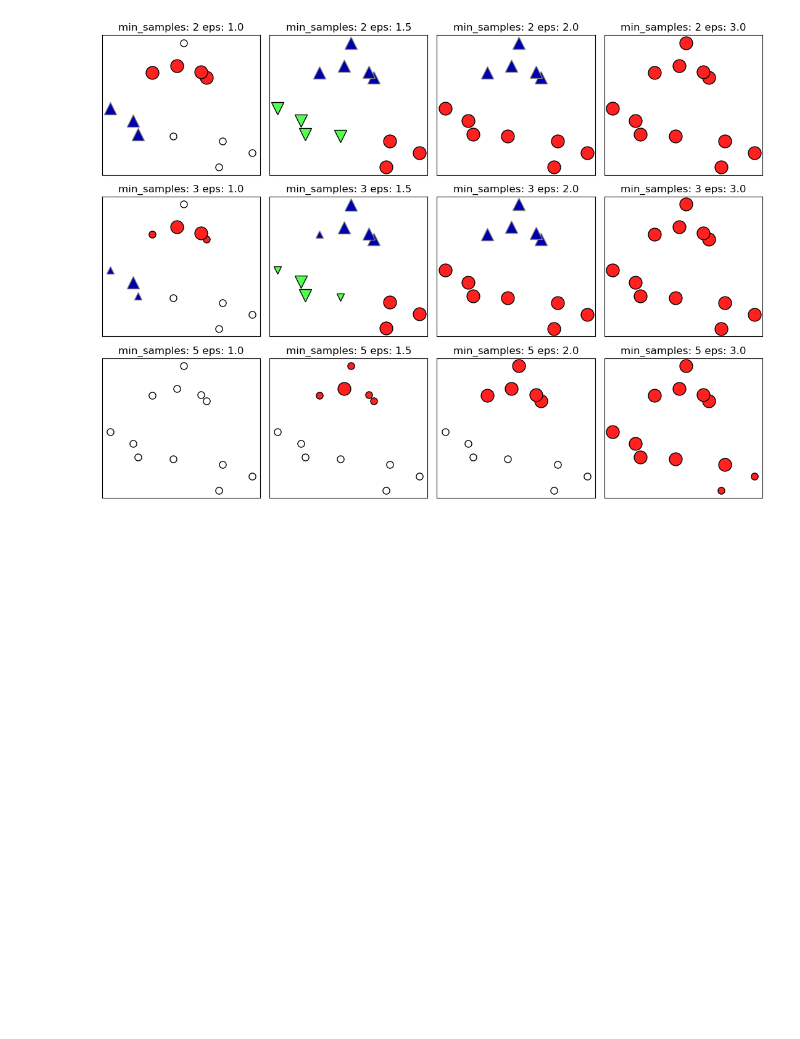
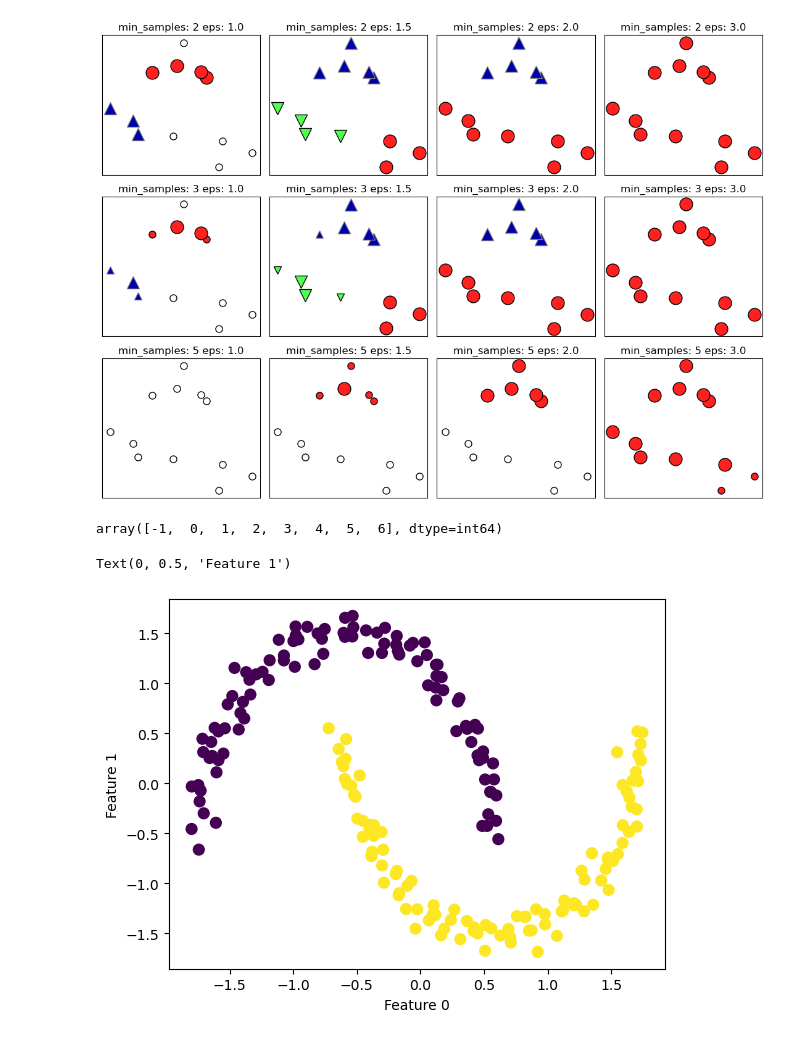
Before and after one commit to WilcoJohn/Progress-ML, a Jupyter notebook: CHP3-UnsupLearning&Preproc/3.2 Vector quantization.ipynb, the cells around one changed output. Cells and saved outputs as stored; diff of their text form; code cells hidden in the pictures; blank space fills up the shorter version.

```diff
--- a/CHP3-UnsupLearning&Preproc/3.2 Vector quantization.ipynb
+++ b/CHP3-UnsupLearning&Preproc/3.2 Vector quantization.ipynb
@@ -192,3 +201,24 @@ min_samples: 5 eps: 1.500000  cluster: [-1  0  0  0  0 -1 -1 -1  0 -1 -1 -1]
 min_samples: 5 eps: 2.000000  cluster: [-1  0  0  0  0 -1 -1 -1  0 -1 -1 -1]
 min_samples: 5 eps: 3.000000  cluster: [0 0 0 0 0 0 0 0 0 0 0 0]
 [figure]
+# %%
+numpy.unique(clusters)
+# %% [output]
+array([-1,  0,  1,  2,  3,  4,  5,  6], dtype=int64)
+# %%
+X, y = sklearn.datasets.make_moons(n_samples=200, noise=0.05, random_state=0);
+
+
+scaler = sklearn.preprocessing.StandardScaler();
+X_scaled = scaler.fit_transform(X);
+
+
+dbscan = sklearn.cluster.DBSCAN(eps=0.5, min_samples=5);
+clusters = dbscan.fit_predict(X_scaled);
+
+plt.scatter(X_scaled[:, 0], X_scaled[:, 1], c=clusters, s=60)
+plt.xlabel("Feature 0")
+plt.ylabel("Feature 1")
+# %% [output]
+Text(0, 0.5, 'Feature 1')
+[figure, added]
```
Also changed, not shown: parts of 15 cells of this notebook.
